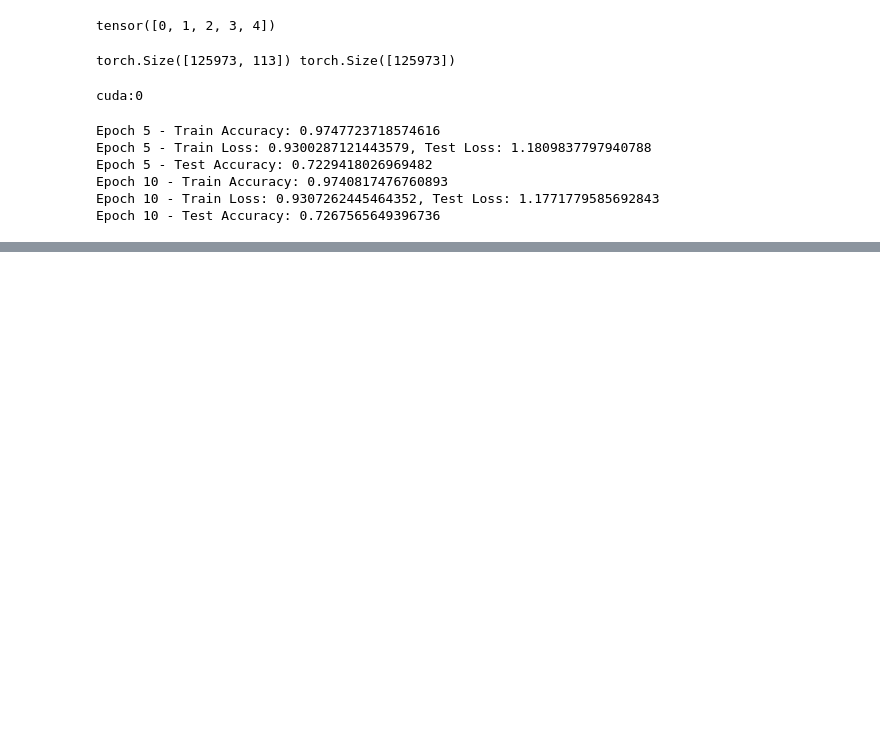
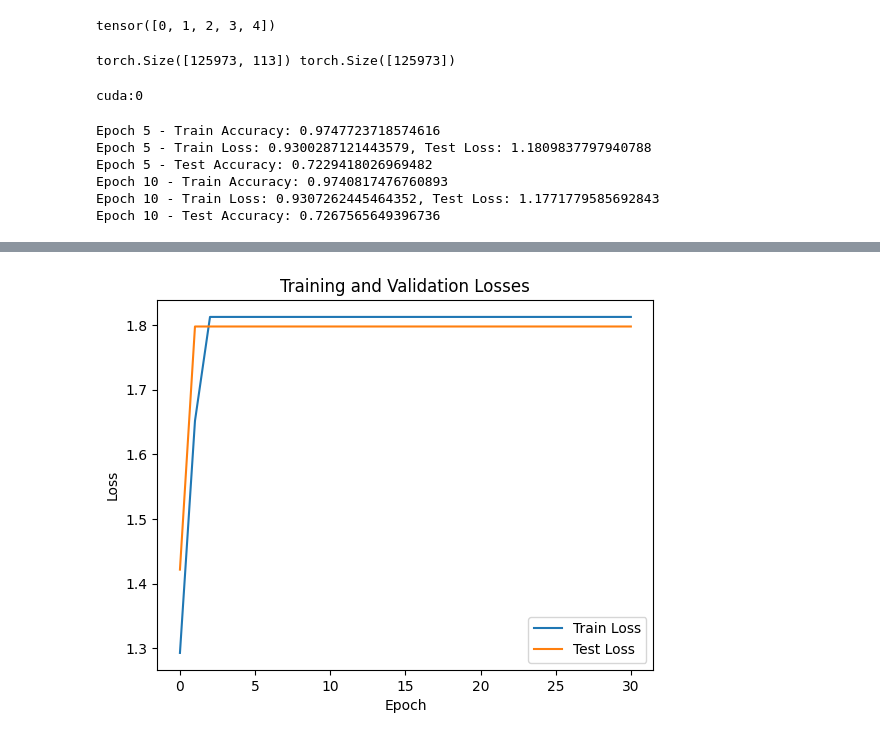
Before and after one commit to zliu250/Network-Intrusion-Detection-System, a Jupyter notebook: deep_learing.ipynb, the cells around one changed output, grey strips where cells are left out. Cells and saved outputs as stored; diff of their text form; code cells hidden in the pictures; blank space fills up the shorter version.

```diff
--- a/deep_learing.ipynb
+++ b/deep_learing.ipynb
@@ -137,8 +137,8 @@ def training_loop(n_epochs, model, lr, batch_size):
         if epoch - best_epoch >= 30:
             print(f"Early stopping at epoch {epoch + 1}")
             break
+
     # Plot the training and validation losses
-    import matplotlib.pyplot as plt
     plt.plot(train_loss, label="Train Loss")
     plt.plot(test_loss, label="Test Loss")
     plt.xlabel("Epoch")
@@ -146,6 +146,8 @@ def training_loop(n_epochs, model, lr, batch_size):
     plt.legend()
     plt.title("Training and Validation Losses")
     plt.show()
+
+    return best_model
 # %%
 input_size = x_train.shape[1]
 models = myNeuralNet(input_size)
@@ -157,3 +159,31 @@ Epoch 5 - Test Accuracy: 0.7229418026969482
 Epoch 10 - Train Accuracy: 0.9740817476760893
 Epoch 10 - Train Loss: 0.9307262445464352, Test Loss: 1.1771779585692843
 Epoch 10 - Test Accuracy: 0.7267565649396736
+# %%
+# Deeper MLP
+class myDeeperNeuralNet(nn.Module):
+    def __init__(self, input_size):
+        super().__init__()
+        self.ln1 = nn.Linear(input_size, 128)
+        self.ln2 = nn.Linear(128, 64)
+        self.ln3 = nn.Linear(64, 64)
+        self.ln4 = nn.Linear(64, 64)
+        self.ln5 = nn.Linear(64, 32)
+        self.ln6 = nn.Linear(32, 16)
+        self.ln7 = nn.Linear(16, 8)
+        self.ln8 = nn.Linear(8, 5)
+    def forward(self, x):
+        x = F.relu(self.ln1(x))
+        x = F.relu(self.ln2(x))
+        x = F.relu(self.ln3(x))
+        x = F.relu(self.ln4(x))
+        x = F.relu(self.ln5(x))
+        x = F.relu(self.ln6(x))
+        x = F.relu(self.ln7(x))
+        x = self.ln8(x)
+        x = F.softmax(x, dim=-1)
+        return x
+# %%
+models = myDeeperNeuralNet(input_size)
+best_model = training_loop(50, models, 0.004, 64)
+# %% [output]
@@ -159,0 +209 @@ Epoch 10 - Test Accuracy: 0.7267565649396736
+[figure, added]
```
Also changed, not shown: parts of 3 cells of this notebook.
